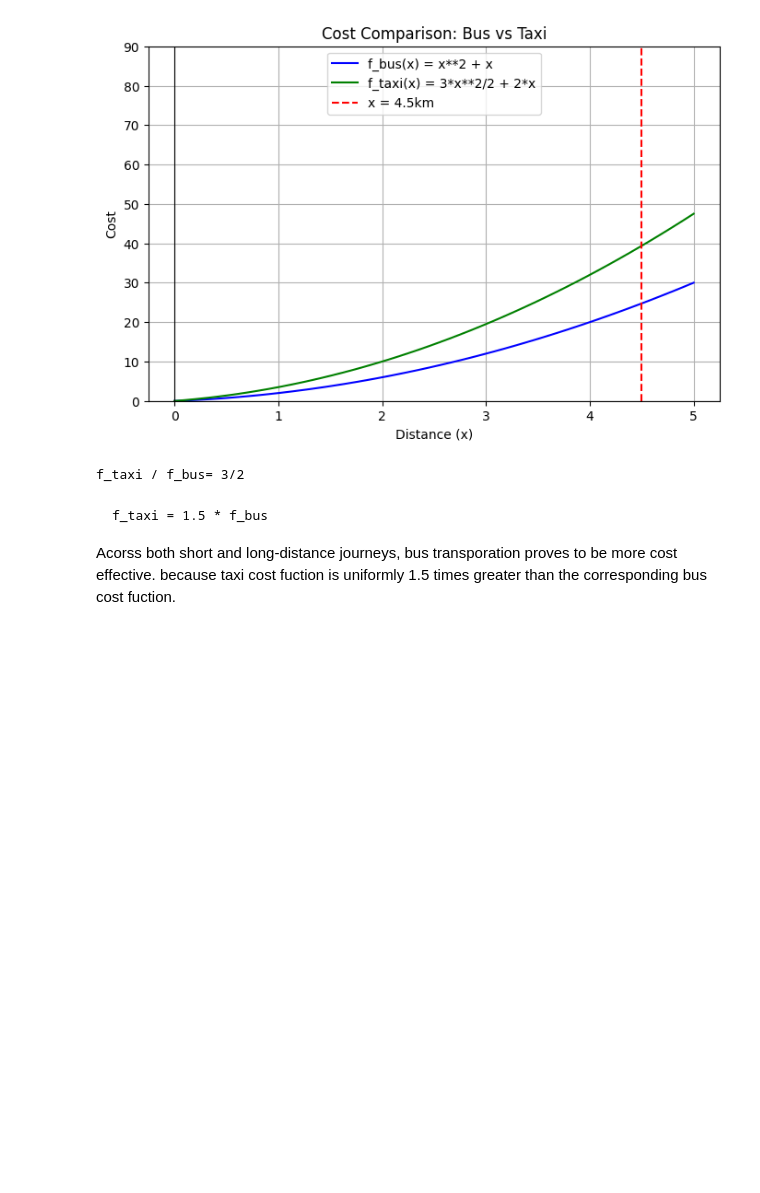
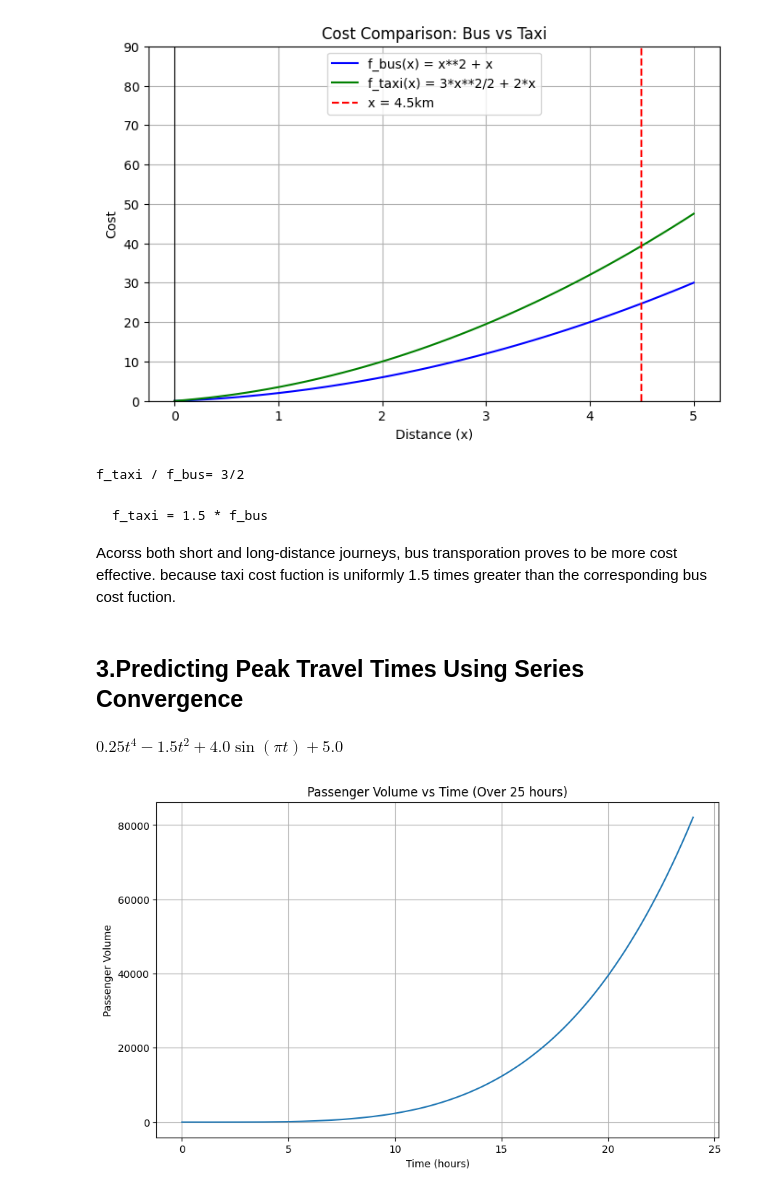
Before and after one commit to Chanura04/Maths-CW, a Jupyter notebook: 20240955.ipynb, the cells around one changed output. Cells and saved outputs as stored; diff of their text form; code cells hidden in the pictures; blank space fills up the shorter version.

````diff
--- a/20240955.ipynb
+++ b/20240955.ipynb
@@ -188,3 +189,26 @@ f_taxi = 1.5 * f_bus
 ```
 
 Acorss both short and long-distance journeys, bus transporation proves to be more cost effective. because taxi cost fuction is uniformly 1.5 times greater than the corresponding bus cost fuction.
+# %% [markdown]
+## 3.Predicting Peak Travel Times Using Series Convergence
+# %%
+t=sp.symbols("t")
+# %%
+passenger_volume= 5 + 4* sp.sin(sp.pi*t) - (3/2)  * (t)**2 + (t**4)/4
+sp.simplify(passenger_volume)
+# %% [output]
+$\displaystyle 0.25 t^{4} - 1.5 t^{2} + 4.0 \sin{\left(\pi t \right)} + 5.0$
+# %%
+p_func=sp.lambdify(t,passenger_volume,"numpy") # symbolic expression to numeric function
+time_vals=np.linspace(0,24,500)  # Time range
+
+p_val=p_func(time_vals)   # passenger volumn values
+# %%
+plt.figure(figsize=(10, 6))
+plt.plot(time_vals,p_val)
+plt.xlabel("Time (hours)")
+plt.ylabel("Passenger Volume")
+plt.title("Passenger Volume vs Time (Over 25 hours)")
+plt.grid(True)
+# %% [output]
+[figure, added]
````
Also changed, not shown: parts of 26 cells of this notebook.
